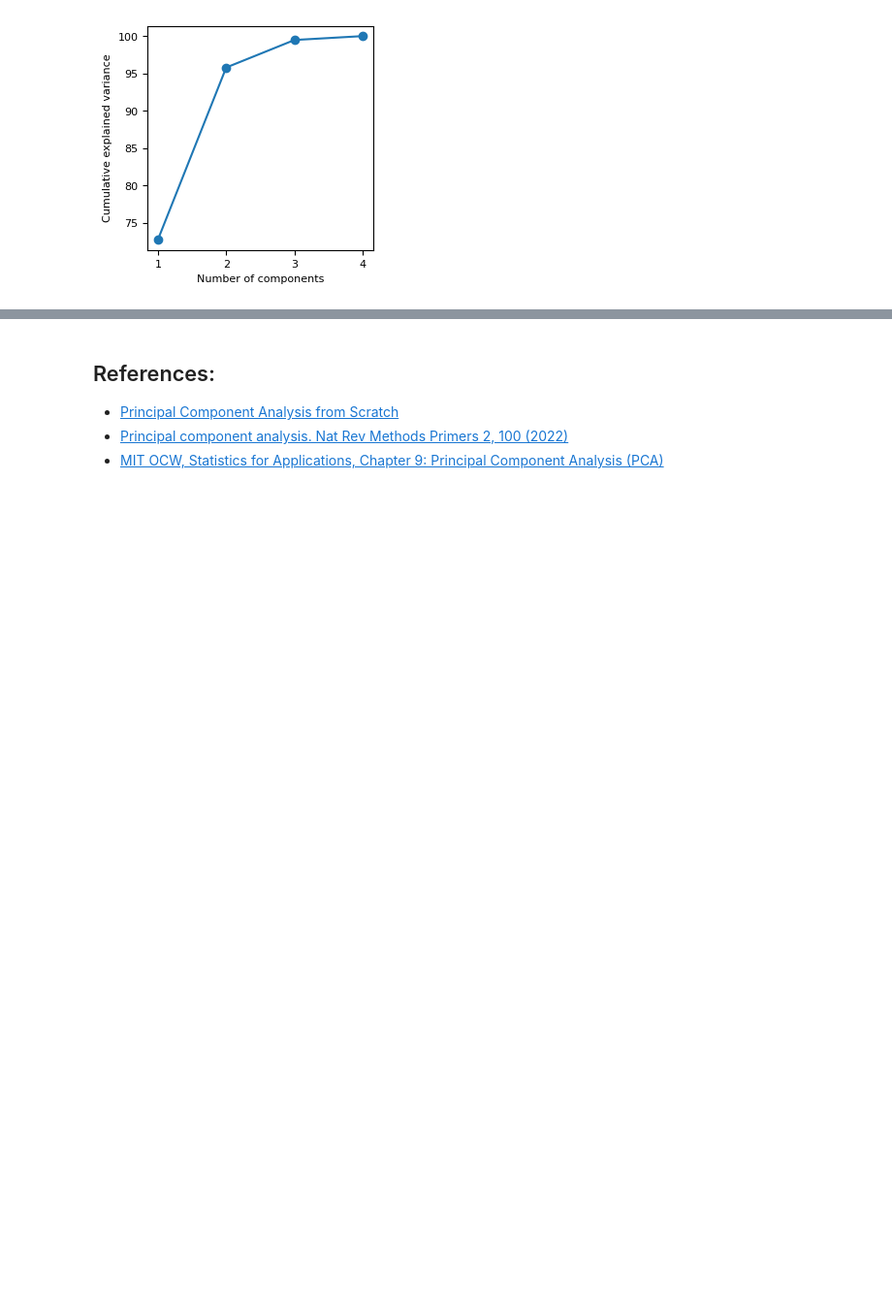
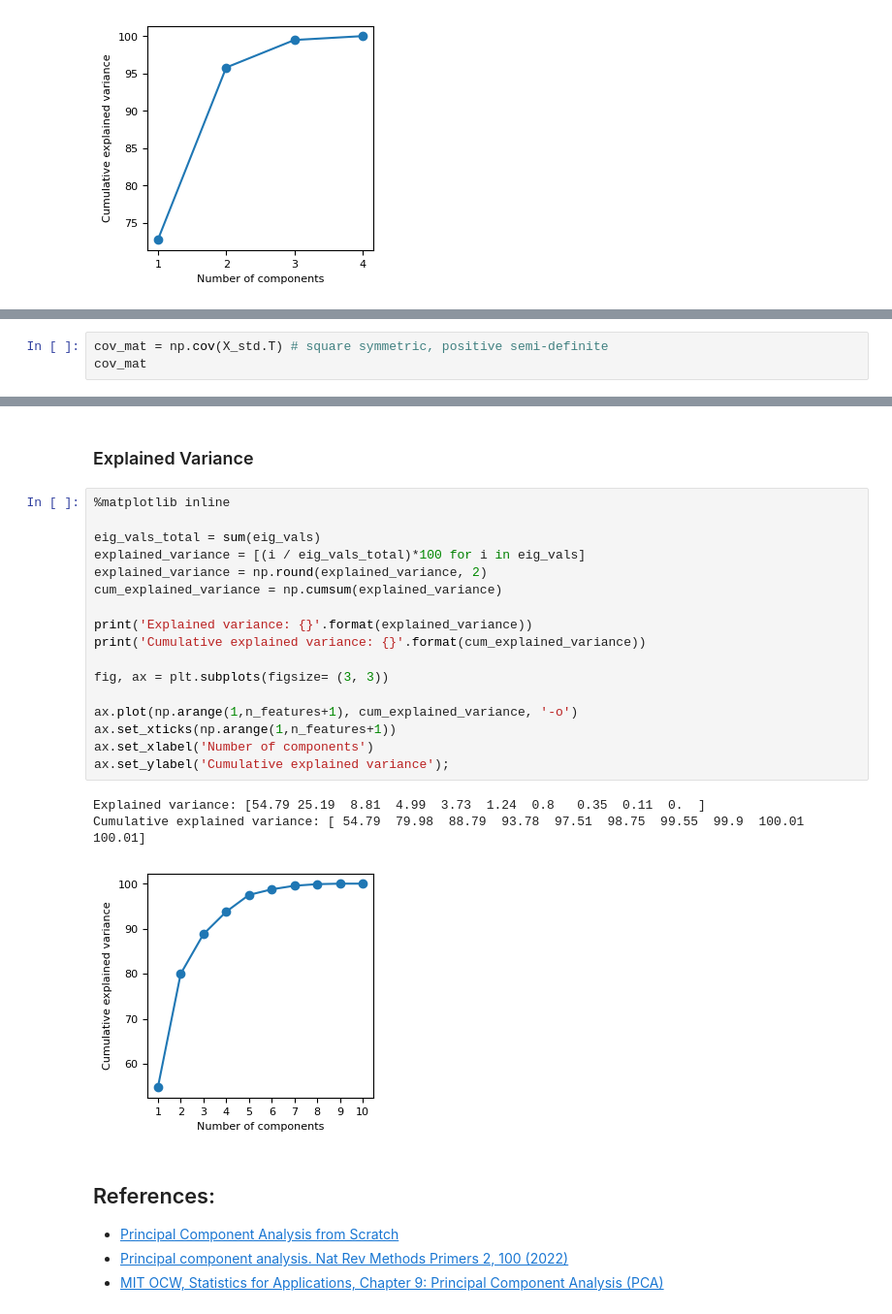
Before and after one commit to auralius/AEK3LBB3, a Jupyter notebook: pca.ipynb, the cells around one changed output, grey strips where cells are left out. Shown at 97% size. Cells and saved outputs as stored; diff of their text form; blank space fills up the shorter version.

```diff
--- a/pca.ipynb
+++ b/pca.ipynb
@@ -257,0 +340,3 @@ Cumulative explained variance: [ 72.77  95.8   99.48 100.  ]
+# %%
+cov_mat = np.cov(X_std.T) # square symmetric, positive semi-definite
+cov_mat
@@ -258,3 +466,26 @@ Cumulative explained variance: [ 72.77  95.8   99.48 100.  ]
+# %% [markdown]
+### Explained Variance
+# %%
+%matplotlib inline
+
+eig_vals_total = sum(eig_vals)
+explained_variance = [(i / eig_vals_total)*100 for i in eig_vals]
+explained_variance = np.round(explained_variance, 2)
+cum_explained_variance = np.cumsum(explained_variance)
+
+print('Explained variance: {}'.format(explained_variance))
+print('Cumulative explained variance: {}'.format(cum_explained_variance))
+
+fig, ax = plt.subplots(figsize= (3, 3))
+
+ax.plot(np.arange(1,n_features+1), cum_explained_variance, '-o')
+ax.set_xticks(np.arange(1,n_features+1))
+ax.set_xlabel('Number of components')
+ax.set_ylabel('Cumulative explained variance');
+# %% [output]
+Explained variance: [54.79 25.19  8.81  4.99  3.73  1.24  0.8   0.35  0.11  0.  ]
+Cumulative explained variance: [ 54.79  79.98  88.79  93.78  97.51  98.75  99.55  99.9  100.01 100.01]
+[figure, added]
 # %% [markdown]
 ## References:
 
```
Also changed, not shown: parts of 25 cells of this notebook.
